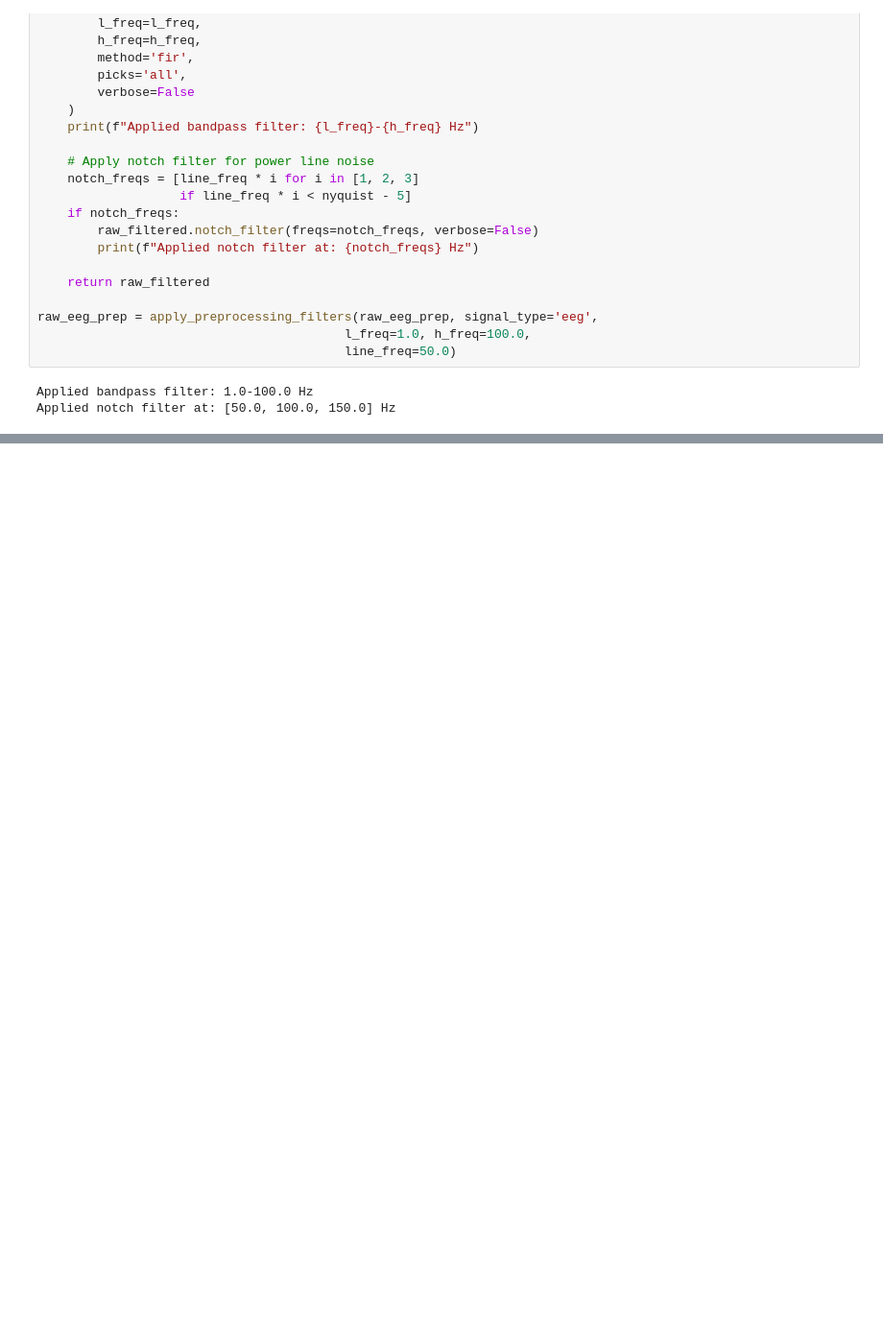
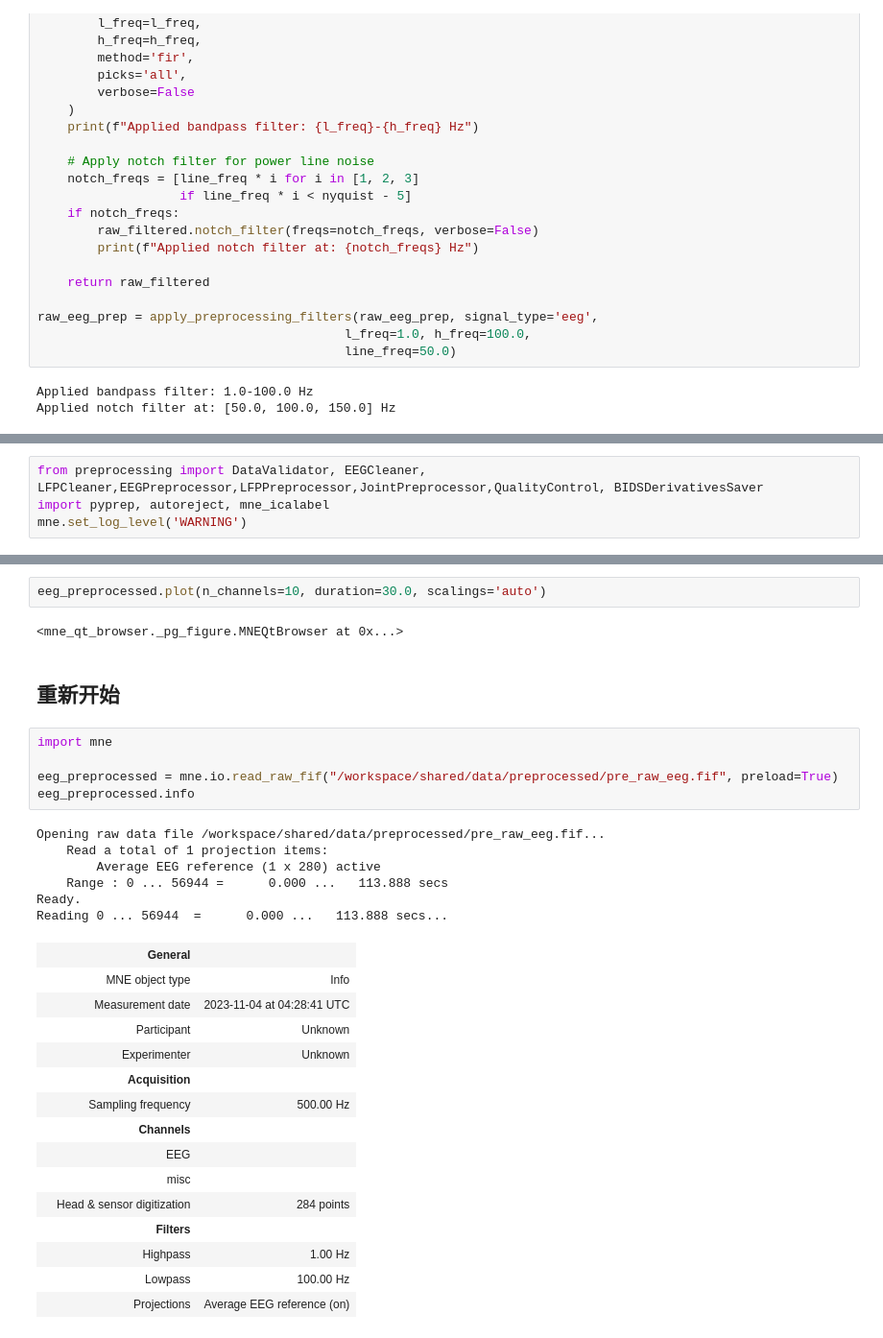
Before and after one commit to HanweiLiu-Viola/INF_WP3, a Jupyter notebook: notebooks/align_test.ipynb, the cells around one changed output, grey strips where cells are left out. Shown at 96% size. Cells and saved outputs as stored; diff of their text form; blank space fills up the shorter version.

```diff
--- a/notebooks/align_test.ipynb
+++ b/notebooks/align_test.ipynb
@@ -811,0 +832,4 @@ def detect_stim_events_from_lfp(df_stim, stim_column='stim_on',
+# %%
+from preprocessing import DataValidator, EEGCleaner, LFPCleaner,EEGPreprocessor,LFPPreprocessor,JointPreprocessor,QualityControl, BIDSDerivativesSaver
+import pyprep, autoreject, mne_icalabel
+mne.set_log_level('WARNING')
@@ -811,0 +1042,33 @@ def detect_stim_events_from_lfp(df_stim, stim_column='stim_on',
+# %%
+eeg_preprocessed.plot(n_channels=10, duration=30.0, scalings='auto')
+# %% [output]
+<mne_qt_browser._pg_figure.MNEQtBrowser at 0x...>
+# %% [markdown]
+## 重新开始
+# %%
+import mne
+
+eeg_preprocessed = mne.io.read_raw_fif("/workspace/shared/data/preprocessed/pre_raw_eeg.fif", preload=True)
+eeg_preprocessed.info
+# %% [output]
+Opening raw data file /workspace/shared/data/preprocessed/pre_raw_eeg.fif...
+    Read a total of 1 projection items:
+        Average EEG reference (1 x 280) active
+    Range : 0 ... 56944 =      0.000 ...   113.888 secs
+Ready.
+Reading 0 ... 56944  =      0.000 ...   113.888 secs...
+|  | General |  |
+|  | MNE object type | Info |
+|  | Measurement date | 2023-11-04 at 04:28:41 UTC |
+|  | Participant | Unknown |
+|  | Experimenter | Unknown |
+|  | Acquisition |  |
+|  | Sampling frequency | 500.00 Hz |
+|  | Channels |  |
+|  | EEG |  |
+|  | misc |  |
+|  | Head & sensor digitization | 284 points |
+|  | Filters |  |
+|  | Highpass | 1.00 Hz |
+|  | Lowpass | 100.00 Hz |
+|  | Projections | Average EEG reference (on) |
```
Also changed, not shown: parts of 32 cells of this notebook, 8 other files.
